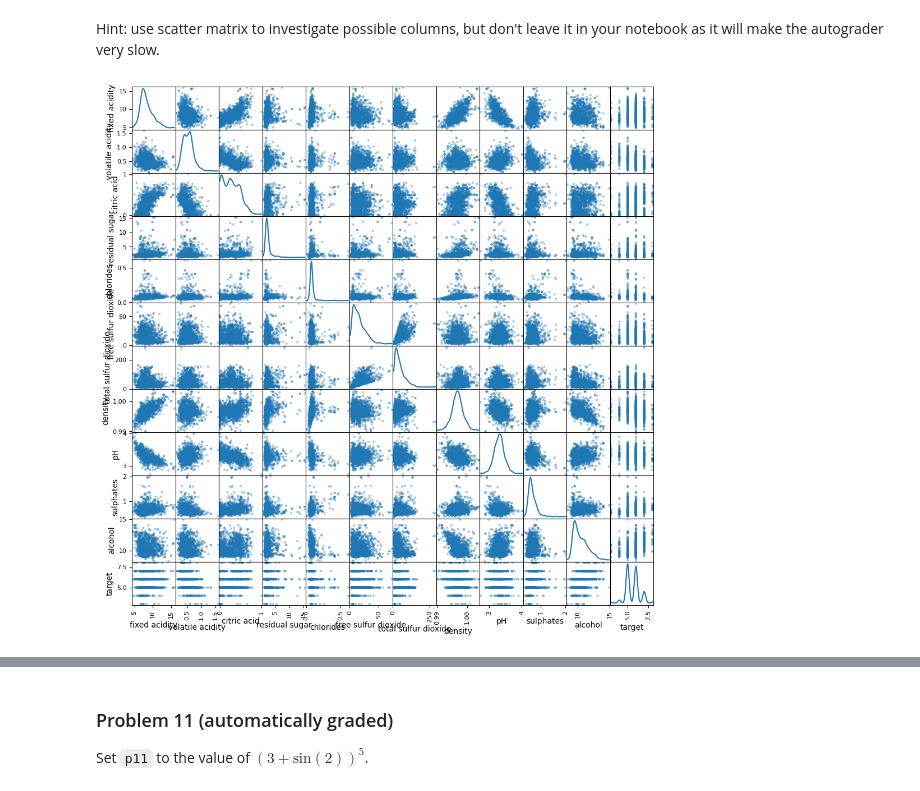
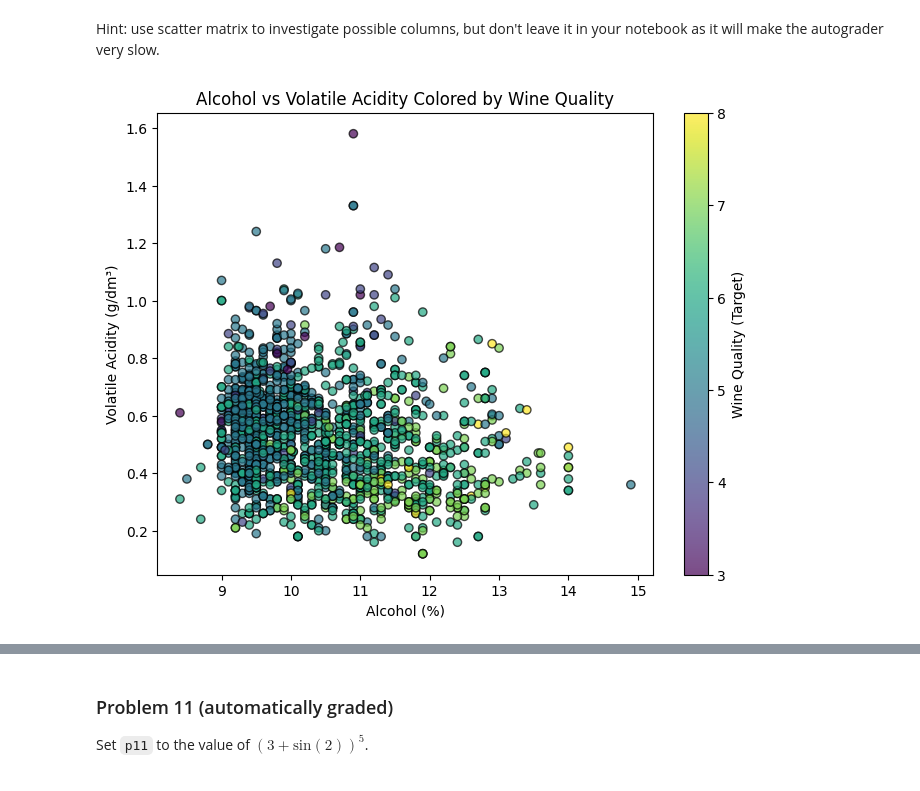
Before and after one commit to JCameronH/dx602-homework-10, a Jupyter notebook: homework.ipynb, the cells around one changed output, grey strips where cells are left out. Cells and saved outputs as stored; diff of their text form; code cells hidden in the pictures.

```diff
--- a/homework.ipynb
+++ b/homework.ipynb
@@ -293,13 +293,30 @@ Pick a pair of input columns in the red wine data set that looks interesting whe
 By interesting, the target values (colors) should be visibly different for some combination of your chosen input columns.
 # %% [markdown]
 Hint: use scatter matrix to investigate possible columns, but don't leave it in your notebook as it will make the autograder very slow.
-# %%
-# YOUR CHANGES HERE
-
-pd.plotting.scatter_matrix(red_wine, figsize=(12, 12), diagonal='kde', alpha=0.4)
-plt.show()
-# %% [output]
-[figure, removed]
+# %%
+# YOUR CHANGES HERE
+
+plt.figure(figsize=(8, 6))
+
+# Scatter plot colored by wine quality
+plt.scatter(
+    red_wine['alcohol'],
+    red_wine['volatile acidity'],
+    c=red_wine['target'],       # color by target
+    cmap='viridis',             # color map
+    alpha=0.7,
+    edgecolor='k'
+)
+
+# Labels and title
+plt.xlabel('Alcohol (%)')
+plt.ylabel('Volatile Acidity (g/dm³)')
+plt.title('Alcohol vs Volatile Acidity Colored by Wine Quality')
+plt.colorbar(label='Wine Quality (Target)')
+
+plt.show()
+# %% [output]
+[figure, added]
 # %% [markdown]
 <div style="page-break-after: always;"></div>
 # %% [markdown]
```
